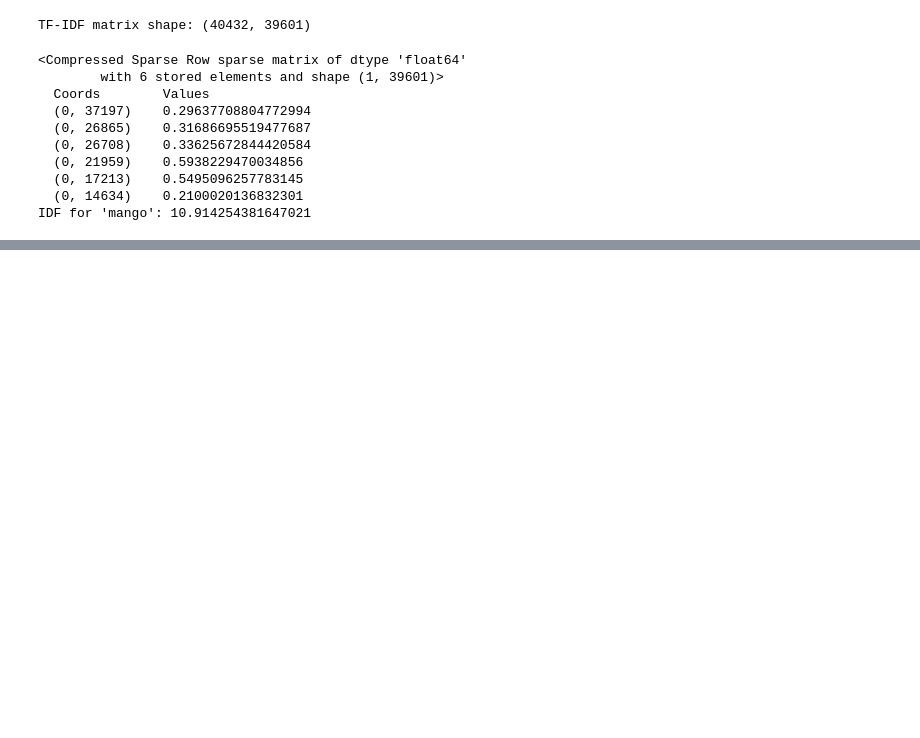
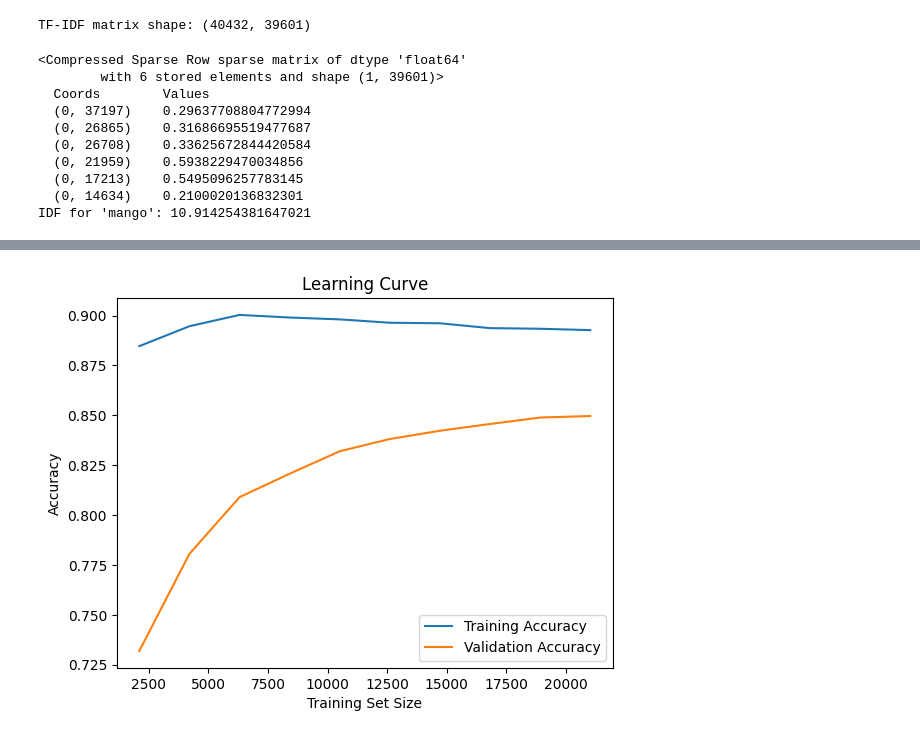
Before and after one commit to 7rohxt/ai-learning-projects, a Jupyter notebook: fake_reviews.ipynb, the cells around one changed output, grey strips where cells are left out. Cells and saved outputs as stored; diff of their text form; code cells hidden in the pictures; blank space fills up the shorter version.

Commit message:
feat: split data, trained multinomial naive bayes model and evaluated.

```diff
--- a/fake_reviews.ipynb
+++ b/fake_reviews.ipynb
@@ -269,0 +277,2 @@ IDF for 'mango': 10.914254381647021
+# %%
+X_train, X_test, y_train, y_test = train_test_split(data['clean_text'], data['label'], test_size=0.35)
@@ -269,0 +283,14 @@ IDF for 'mango': 10.914254381647021
+# %%
+pipeline = Pipeline([
+    ('bow', CountVectorizer()),
+    ('tfidf', TfidfTransformer()),
+    ('classifier', MultinomialNB())
+])
+
+pipeline.fit(X_train, y_train)
+
+predictions = pipeline.predict(X_test)
+
+print(confusion_matrix(y_test, predictions))
+print(classification_report(y_test, predictions))
+print('Accuracy Score:',accuracy_score(y_test,predictions))
@@ -269,0 +310,17 @@ IDF for 'mango': 10.914254381647021
+# %%
+train_sizes, train_scores, test_scores = learning_curve(
+    pipeline, X_train, y_train, cv=5, scoring='accuracy', n_jobs=-1,
+    train_sizes=np.linspace(0.1, 1.0, 10))
+
+train_mean = np.mean(train_scores, axis=1)
+test_mean = np.mean(test_scores, axis=1)
+
+plt.plot(train_sizes, train_mean, label='Training Accuracy')
+plt.plot(train_sizes, test_mean, label='Validation Accuracy')
+plt.xlabel('Training Set Size')
+plt.ylabel('Accuracy')
+plt.title('Learning Curve')
+plt.legend()
+plt.show()
+# %% [output]
+[figure, added]
```
Also changed, not shown: parts of 6 cells of this notebook.
